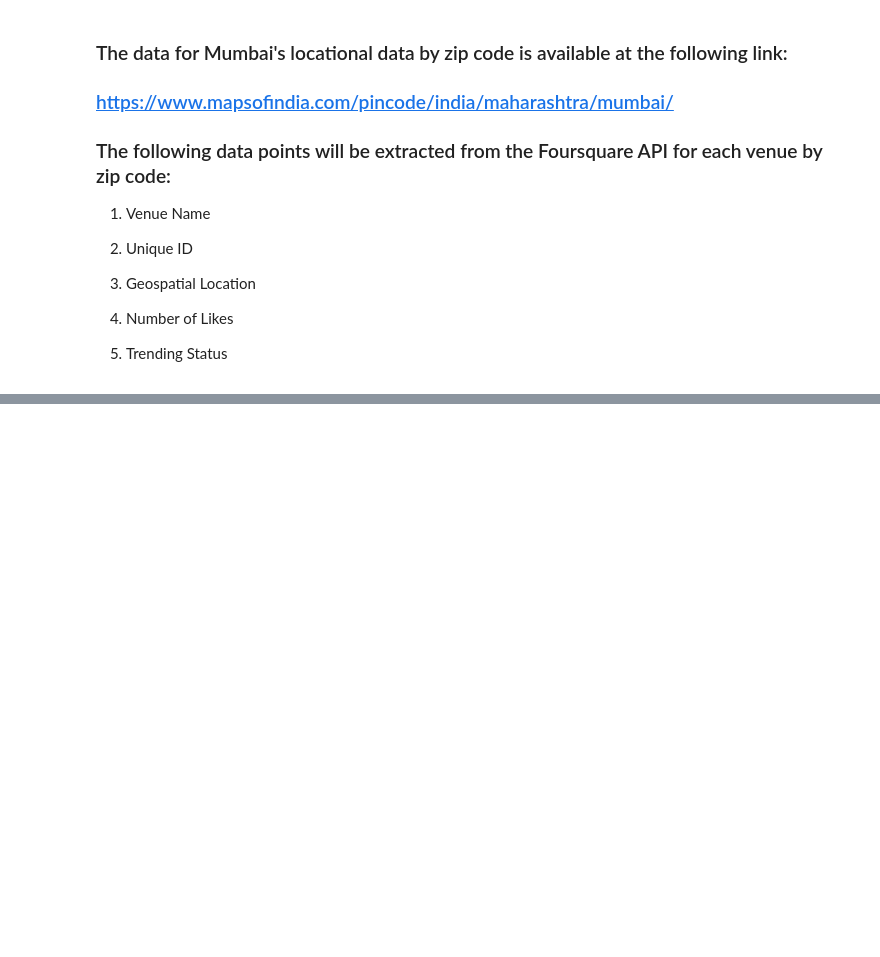
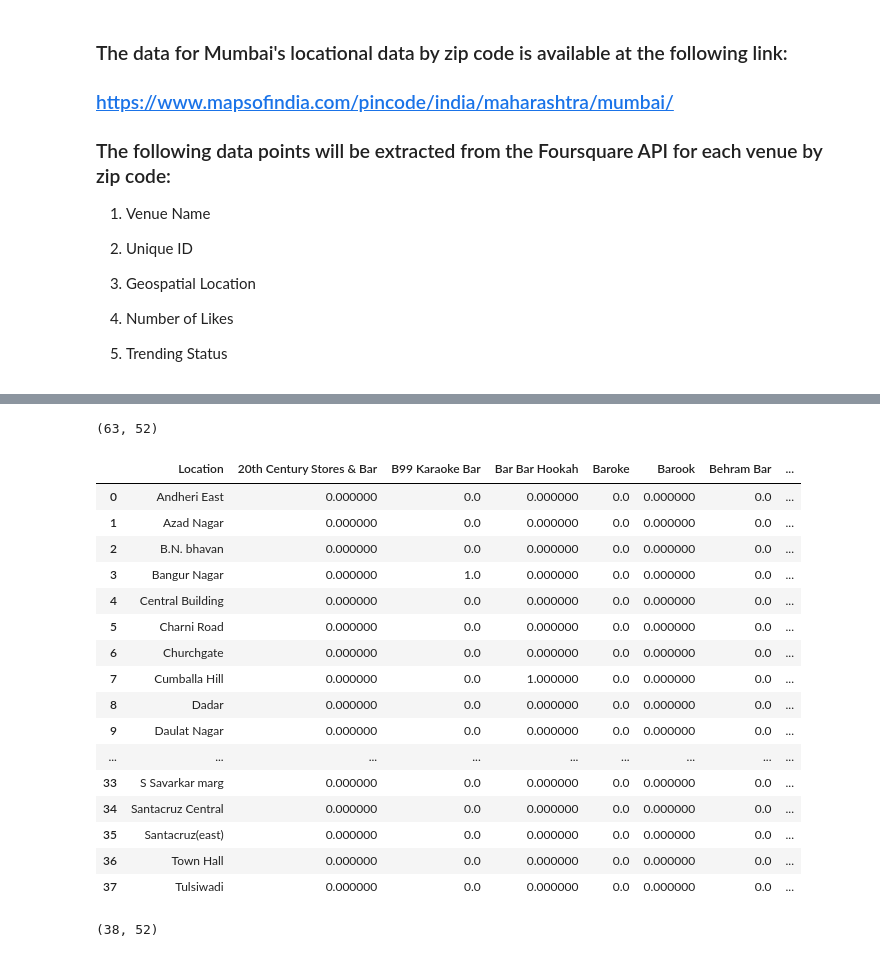
Before and after one commit to Abhirath8/CourseraIBMCapstone, a Jupyter notebook: Mumbai Bar Hopper.ipynb, the cells around one changed output, grey strips where cells are left out. Drawn from its saved outputs; the diff is of its cells as text; code cells hidden in the pictures; blank space fills up the shorter version.

```diff
--- a/Mumbai Bar Hopper.ipynb
+++ b/Mumbai Bar Hopper.ipynb
@@ -30,0 +519,30 @@ To provide the appropriate stakeholders the necessary information, I will be uti
+# %%
+mum_onehot.shape
+# %% [output]
+(63, 52)
+# %%
+#Grouping by the Neighbourhood(Location)
+mum_grouped = mum_onehot.groupby('Location').mean().reset_index()
+mum_grouped
+# %% [output]
+|  | Location | 20th Century Stores & Bar | B99 Karaoke Bar | Bar Bar Hookah | Baroke | Barook | Behram Bar | ... |
+| 0 | Andheri East | 0.000000 | 0.0 | 0.000000 | 0.0 | 0.000000 | 0.0 | ... |
+| 1 | Azad Nagar | 0.000000 | 0.0 | 0.000000 | 0.0 | 0.000000 | 0.0 | ... |
+| 2 | B.N. bhavan | 0.000000 | 0.0 | 0.000000 | 0.0 | 0.000000 | 0.0 | ... |
+| 3 | Bangur Nagar | 0.000000 | 1.0 | 0.000000 | 0.0 | 0.000000 | 0.0 | ... |
+| 4 | Central Building | 0.000000 | 0.0 | 0.000000 | 0.0 | 0.000000 | 0.0 | ... |
+| 5 | Charni Road | 0.000000 | 0.0 | 0.000000 | 0.0 | 0.000000 | 0.0 | ... |
+| 6 | Churchgate | 0.000000 | 0.0 | 0.000000 | 0.0 | 0.000000 | 0.0 | ... |
+| 7 | Cumballa Hill | 0.000000 | 0.0 | 1.000000 | 0.0 | 0.000000 | 0.0 | ... |
+| 8 | Dadar | 0.000000 | 0.0 | 0.000000 | 0.0 | 0.000000 | 0.0 | ... |
+| 9 | Daulat Nagar | 0.000000 | 0.0 | 0.000000 | 0.0 | 0.000000 | 0.0 | ... |
+| ... | ... | ... | ... | ... | ... | ... | ... | ... |
+| 33 | S Savarkar marg | 0.000000 | 0.0 | 0.000000 | 0.0 | 0.000000 | 0.0 | ... |
+| 34 | Santacruz Central | 0.000000 | 0.0 | 0.000000 | 0.0 | 0.000000 | 0.0 | ... |
+| 35 | Santacruz(east) | 0.000000 | 0.0 | 0.000000 | 0.0 | 0.000000 | 0.0 | ... |
+| 36 | Town Hall | 0.000000 | 0.0 | 0.000000 | 0.0 | 0.000000 | 0.0 | ... |
+| 37 | Tulsiwadi | 0.000000 | 0.0 | 0.000000 | 0.0 | 0.000000 | 0.0 | ... |
+# %%
+mum_grouped.shape
+# %% [output]
+(38, 52)
```
Also changed, not shown: parts of 57 cells of this notebook.
